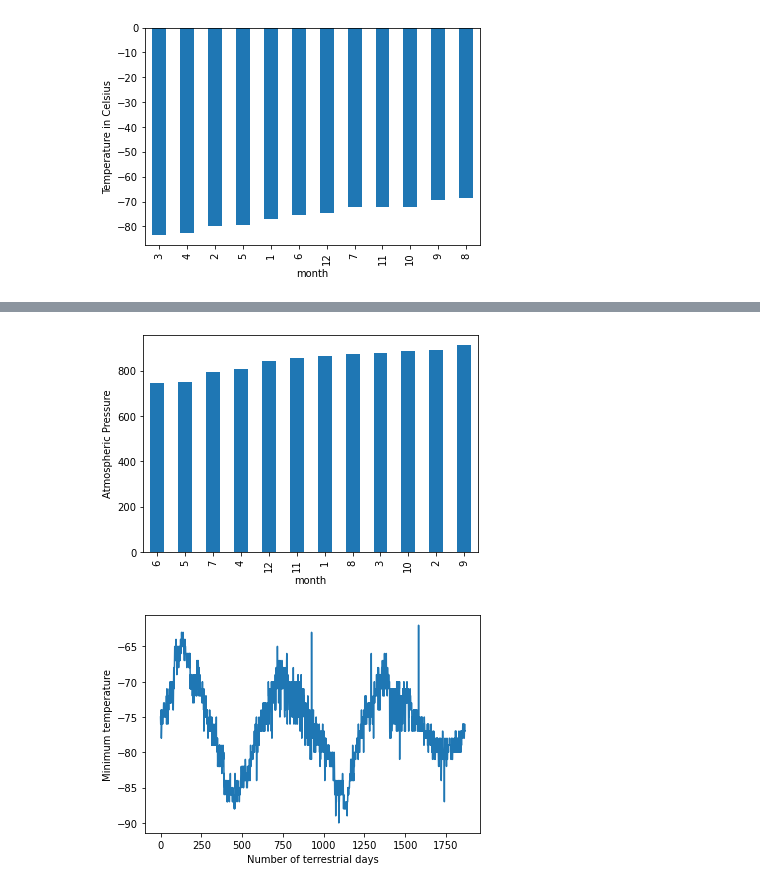
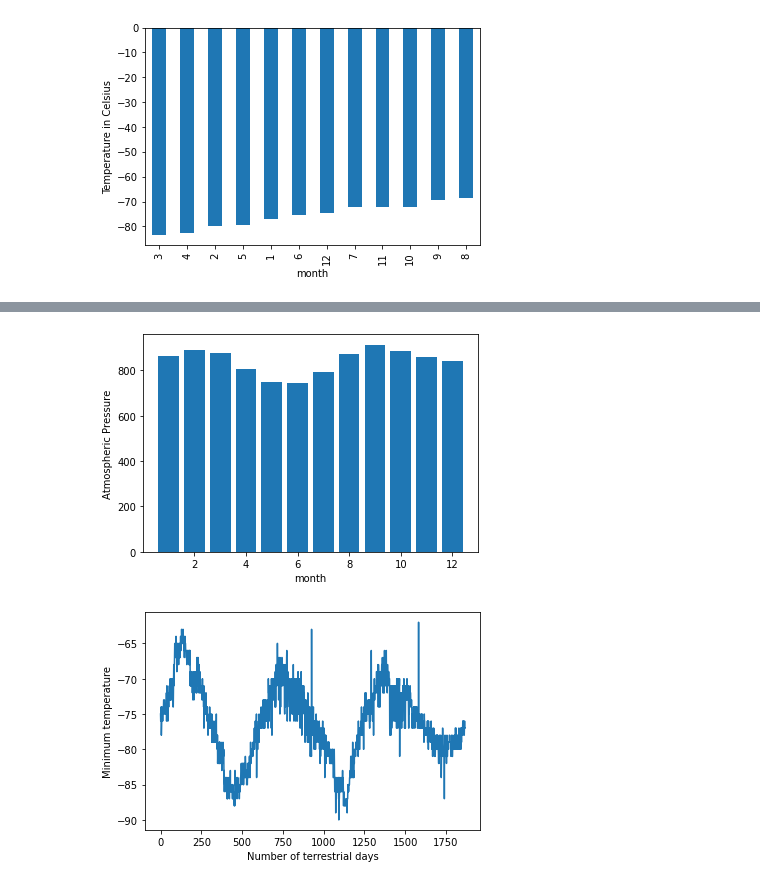
Before and after one commit to mattapallisravya/webscraping_challenge, a Jupyter notebook: mars/part_2_mars_weather.ipynb, the cells around one changed output, grey strips where cells are left out. Drawn from its saved outputs; the diff is of its cells as text; code cells hidden in the pictures.

```diff
--- a/mars/part_2_mars_weather.ipynb
+++ b/mars/part_2_mars_weather.ipynb
@@ -204,6 +213,8 @@ Name: min_temp, dtype: float64
 [figure]
 # %%
 # 4. Average pressure by Martian month
+avg_pressure = table_df.groupby(["month"]).mean()["pressure"]
+avg_pressure
 # %% [output]
 month
 1     862.488506
@@ -221,8 +232,12 @@ month
 Name: pressure, dtype: float64
 # %%
 # Plot the average pressure by month
+plt.bar(avg_pressure.index, avg_pressure.values)
+plt.xlabel("month")
+plt.ylabel("Atmospheric Pressure")
+plt.show()
 # %% [output]
-[figure, old version]
+[figure, new version]
 # %%
 # 5. How many terrestrial (earth) days are there in a Martian year?
 # %% [output]
```
Also changed, not shown: parts of 5 cells of this notebook.
